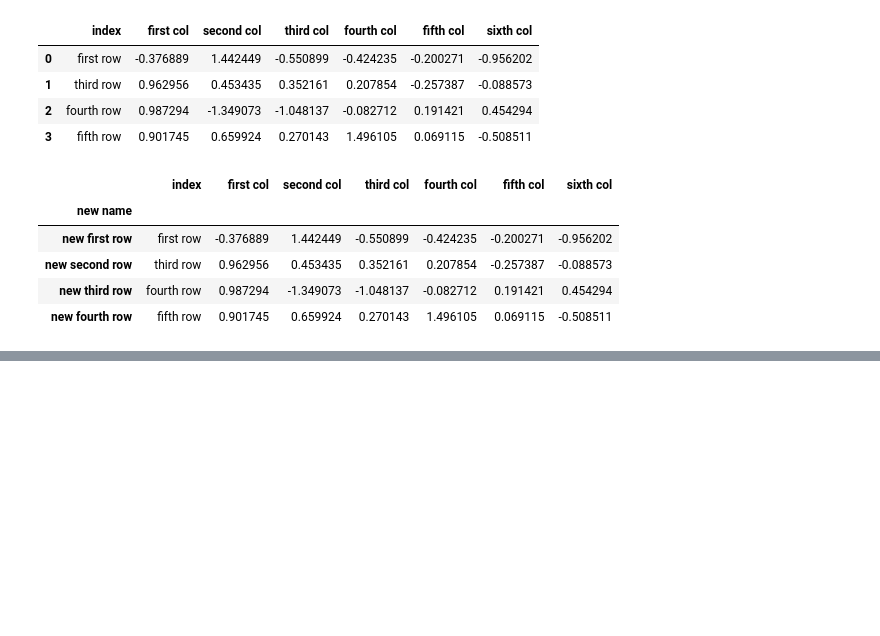
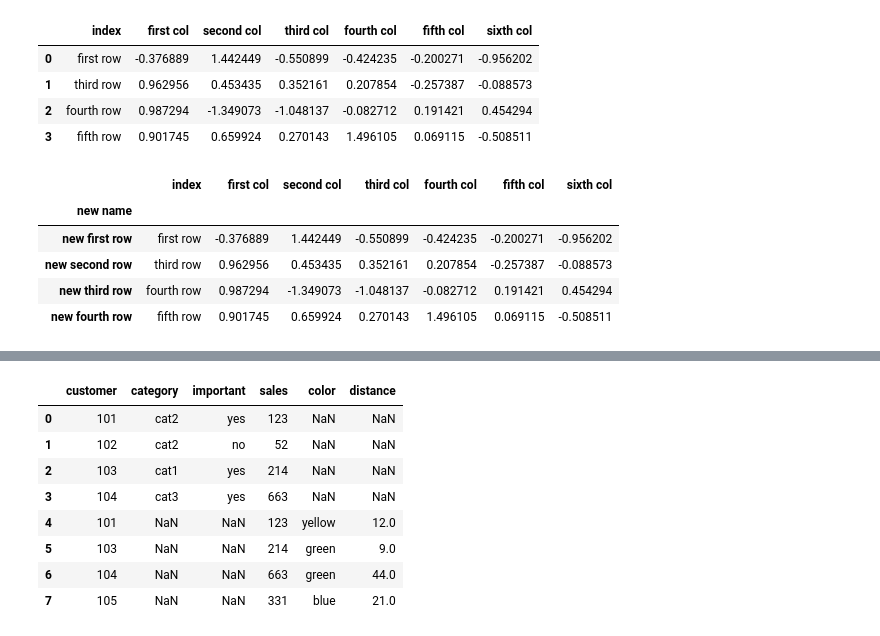
Before and after one commit to vasantbala/ML_AL_Course, a Jupyter notebook: 1_Python_1/Pandas.ipynb, the cells around one changed output, grey strips where cells are left out. Saved outputs shown, nothing was run; the diff lists cells and outputs as text; code cells hidden in the pictures; blank space fills up the shorter version.

```diff
--- a/1_Python_1/Pandas.ipynb
+++ b/1_Python_1/Pandas.ipynb
@@ -267,0 +305,12 @@ df5
+# %%
+pd.concat([df9,df10], axis=0, sort=False) # row wise concat; stack one over another
+# %% [output]
+|  | customer | category | important | sales | color | distance |
+| 0 | 101 | cat2 | yes | 123 | NaN | NaN |
+| 1 | 102 | cat2 | no | 52 | NaN | NaN |
+| 2 | 103 | cat1 | yes | 214 | NaN | NaN |
+| 3 | 104 | cat3 | yes | 663 | NaN | NaN |
+| 4 | 101 | NaN | NaN | 123 | yellow | 12.0 |
+| 5 | 103 | NaN | NaN | 214 | green | 9.0 |
+| 6 | 104 | NaN | NaN | 663 | green | 44.0 |
+| 7 | 105 | NaN | NaN | 331 | blue | 21.0 |
```
Also changed, not shown: parts of 42 cells of this notebook, 42 other files.
